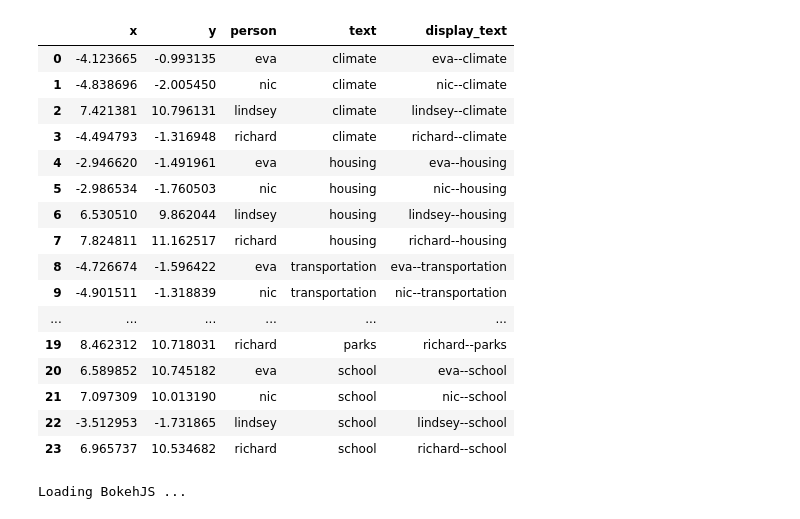
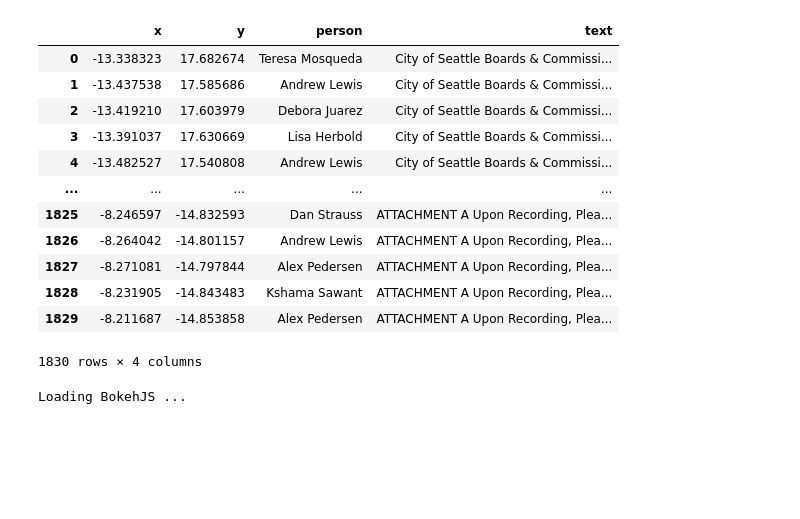
Before and after one commit to PugetSoundClinic-PIT/councils-in-action, a Jupyter notebook: voting-blocs.ipynb, the cells around one changed output. Drawn from its saved outputs; the diff is of its cells as text; code cells hidden in the pictures; blank space fills up the shorter version.

```diff
--- a/voting-blocs.ipynb
+++ b/voting-blocs.ipynb
@@ -97,3 +8,0 @@ def process_file(uri: str, embedding_model=model):
-# %%
-mean_vec, text = process_file("https://legistar2.granicus.com/seattle/attachments/9cd74a40-f12a-401a-90f6-e5047715f12c.docx")
-mean_vec.shape, text[:100]
@@ -396,0 +161,35 @@ fake_df
+# %%
+votes_as_recordandas as pd
+
+# Get all votes that have a matter ref of the matter id
+votes = []
+votes_as_record = {}
+
+# Replace decision with integers
+decision_lut = {
+    "Approve": 1,
+    "Reject": -1,
+}
+
+for matter_id, vec_and_text in tqdm(reduced_matter_id_vec_lut.items()):
+    related_votes = list(db_models.Vote.collection.filter(
+        "matter_ref", "==", f"matter/{matter_id}"
+    ).fetch())
+    for vote in related_votes:
+        person_name = vote.person_ref.get().name
+        votes.append({
+            "person": person_name,
+            "decision": decision_lut.get(vote.decision, 0),
+            "text": vec_and_text["text"],
+            **{
+                f"doc_text_feat_{i}": val
+                for i, val in enumerate(vec_and_text["vec"].tolist())
+            },
+        })
+        if person_name not in votes_as_record:
+            votes_as_record[person_name] = {}
+
+        votes_as_record[person_name][matter_id] = decision_lut.get(vote.decision, 0)
+
+votes = pd.DataFrame(votes)
+votes
@@ -397,4 +210,4 @@ fake_df
 # %%
-data = fake_df[fake_df.columns[~fake_df.columns.isin(["person", "text"])]]
+data = votes[votes.columns[~votes.columns.isin(["person", "text", "decision"])]]
 data
 # %% [output]
@@ -426,8 +235,7 @@ xtfm = umap.fit_transform(data)
 fit_data = pd.DataFrame()
 fit_data["x"] = xtfm[:, 0]
 fit_data["y"] = xtfm[:, 1]
-fit_data["person"] = fake_df["person"]
-fit_data["text"] = fake_df["text"]
-fit_data["display_text"] = fake_df["person"] + "--" + fake_df["text"]
+fit_data["person"] = votes["person"]
+fit_data["text"] = votes["text"]
 fit_data
 # %% [output]
@@ -434,20 +252,16 @@ fit_data
-|  | x | y | person | text | display_text |
-| 0 | -4.123665 | -0.993135 | eva | climate | eva--climate |
-| 1 | -4.838696 | -2.005450 | nic | climate | nic--climate |
-| 2 | 7.421381 | 10.796131 | lindsey | climate | lindsey--climate |
-| 3 | -4.494793 | -1.316948 | richard | climate | richard--climate |
-| 4 | -2.946620 | -1.491961 | eva | housing | eva--housing |
-| 5 | -2.986534 | -1.760503 | nic | housing | nic--housing |
-| 6 | 6.530510 | 9.862044 | lindsey | housing | lindsey--housing |
-| 7 | 7.824811 | 11.162517 | richard | housing | richard--housing |
-| 8 | -4.726674 | -1.596422 | eva | transportation | eva--transportation |
-| 9 | -4.901511 | -1.318839 | nic | transportation | nic--transportation |
-| ... | ... | ... | ... | ... | ... |
-| 19 | 8.462312 | 10.718031 | richard | parks | richard--parks |
-| 20 | 6.589852 | 10.745182 | eva | school | eva--school |
-| 21 | 7.097309 | 10.013190 | nic | school | nic--school |
-| 22 | -3.512953 | -1.731865 | lindsey | school | lindsey--school |
-| 23 | 6.965737 | 10.534682 | richard | school | richard--school |
+|  | x | y | person | text |
+| 0 | -13.338323 | 17.682674 | Teresa Mosqueda | City of Seattle Boards & Commissi... |
+| 1 | -13.437538 | 17.585686 | Andrew Lewis | City of Seattle Boards & Commissi... |
+| 2 | -13.419210 | 17.603979 | Debora Juarez | City of Seattle Boards & Commissi... |
+| 3 | -13.391037 | 17.630669 | Lisa Herbold | City of Seattle Boards & Commissi... |
+| 4 | -13.482527 | 17.540808 | Andrew Lewis | City of Seattle Boards & Commissi... |
+| ... | ... | ... | ... | ... |
+| 1825 | -8.246597 | -14.832593 | Dan Strauss | ATTACHMENT A Upon Recording, Plea... |
+| 1826 | -8.264042 | -14.801157 | Andrew Lewis | ATTACHMENT A Upon Recording, Plea... |
+| 1827 | -8.271081 | -14.797844 | Alex Pedersen | ATTACHMENT A Upon Recording, Plea... |
+| 1828 | -8.231905 | -14.843483 | Kshama Sawant | ATTACHMENT A Upon Recording, Plea... |
+| 1829 | -8.211687 | -14.853858 | Alex Pedersen | ATTACHMENT A Upon Recording, Plea... |
+1830 rows × 4 columns
 # %%
 import bokeh.models as bmo
 from bokeh.palettes import d3
```
Also changed, not shown: parts of 19 cells of this notebook.
